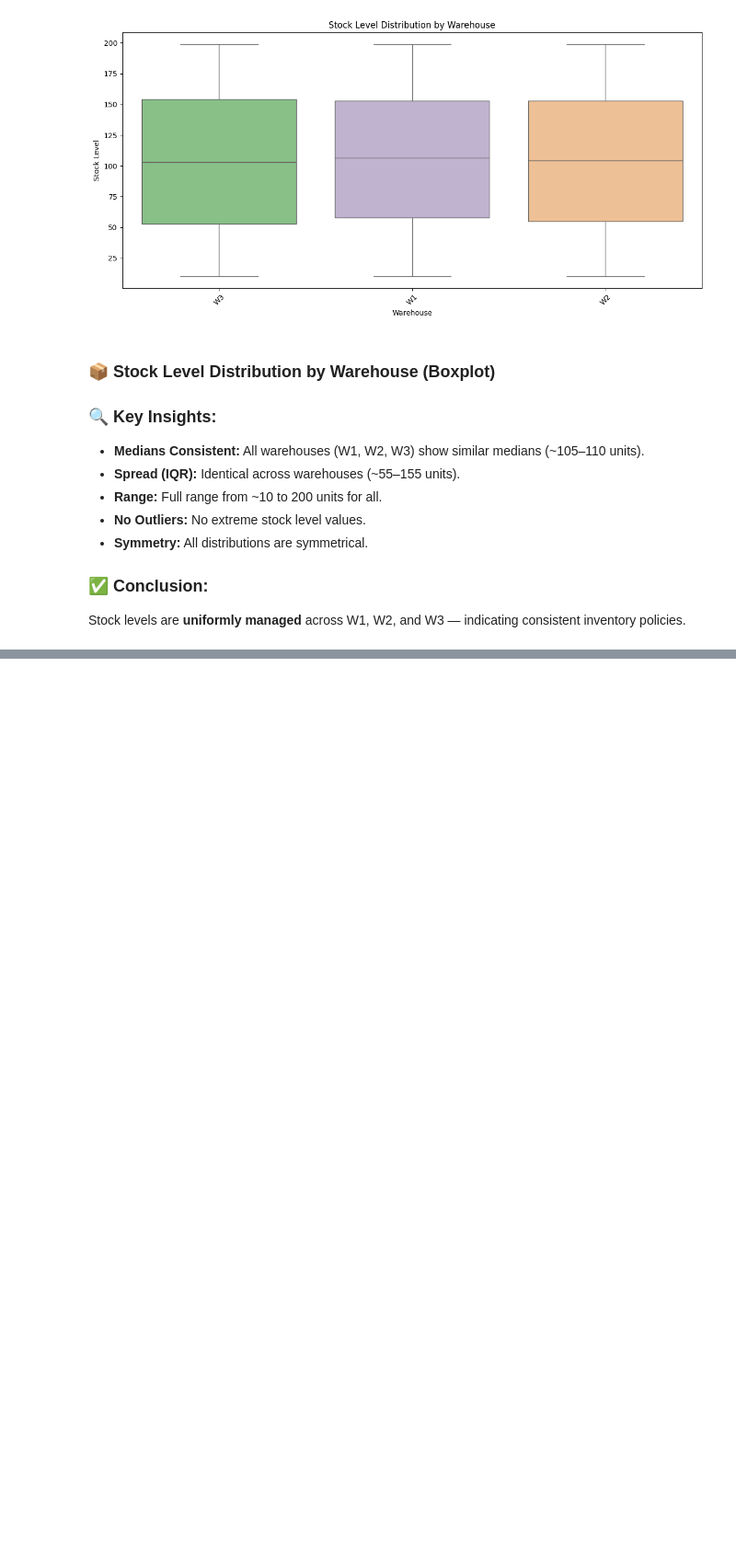
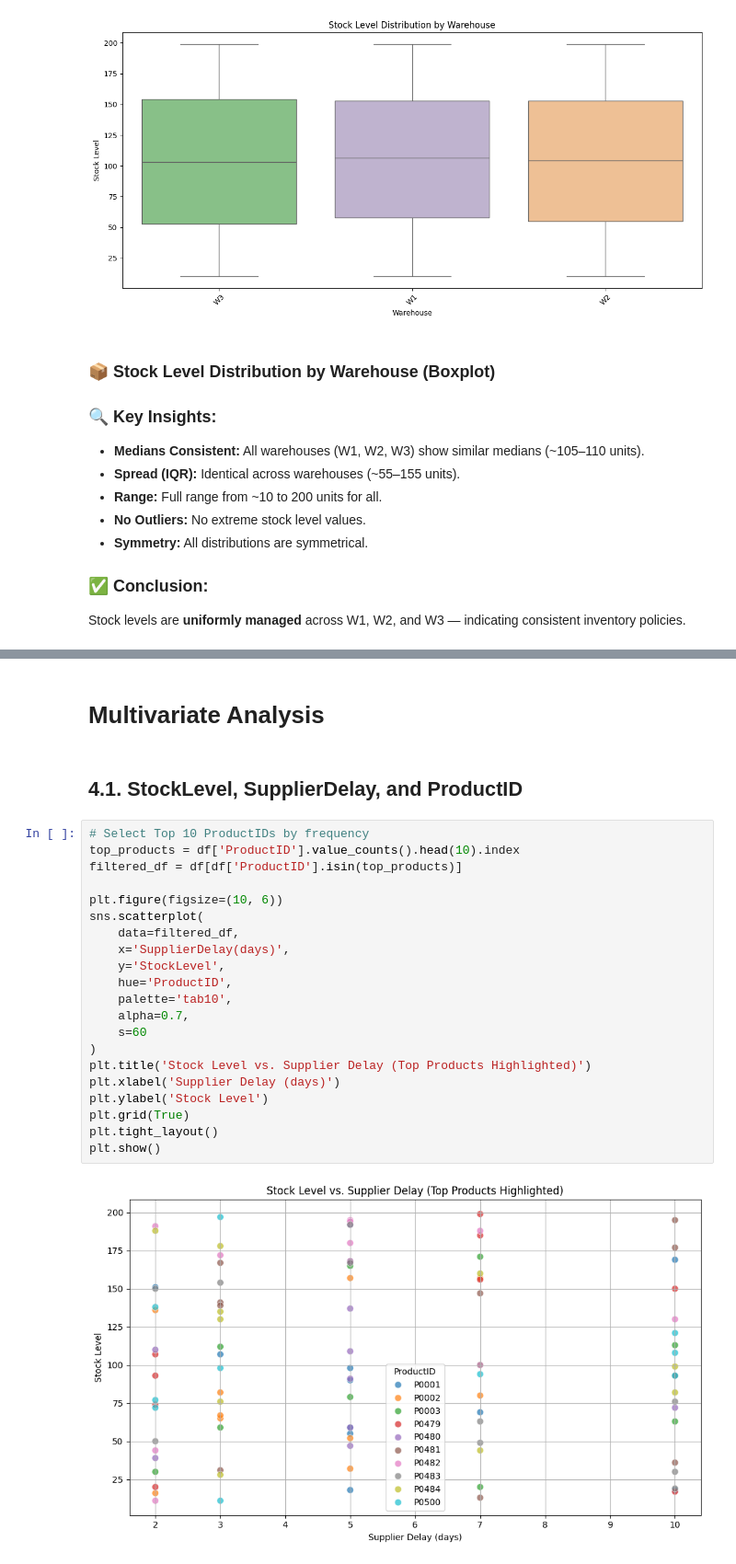
Before and after one commit to sachinn854/Product-Demand-Forecasting, a Jupyter notebook: 4_EDA/inventory.ipynb, the cells around one changed output, grey strips where cells are left out. Shown at 92% size. Cells and saved outputs as stored; diff of their text form; blank space fills up the shorter version.

```diff
--- a/4_EDA/inventory.ipynb
+++ b/4_EDA/inventory.ipynb
@@ -308,0 +334,27 @@ Stock levels are **uniformly managed** across W1, W2, and W3 — indicating cons
+# %% [markdown]
+# Multivariate Analysis
+# %% [markdown]
+## 4.1. StockLevel, SupplierDelay, and ProductID
+# %%
+# Select Top 10 ProductIDs by frequency
+top_products = df['ProductID'].value_counts().head(10).index
+filtered_df = df[df['ProductID'].isin(top_products)]
+
+plt.figure(figsize=(10, 6))
+sns.scatterplot(
+    data=filtered_df,
+    x='SupplierDelay(days)',
+    y='StockLevel',
+    hue='ProductID',
+    palette='tab10',
+    alpha=0.7,
+    s=60
+)
+plt.title('Stock Level vs. Supplier Delay (Top Products Highlighted)')
+plt.xlabel('Supplier Delay (days)')
+plt.ylabel('Stock Level')
+plt.grid(True)
+plt.tight_layout()
+plt.show()
+# %% [output]
+[figure, added]
```
Also changed, not shown: parts of 4 cells of this notebook.
